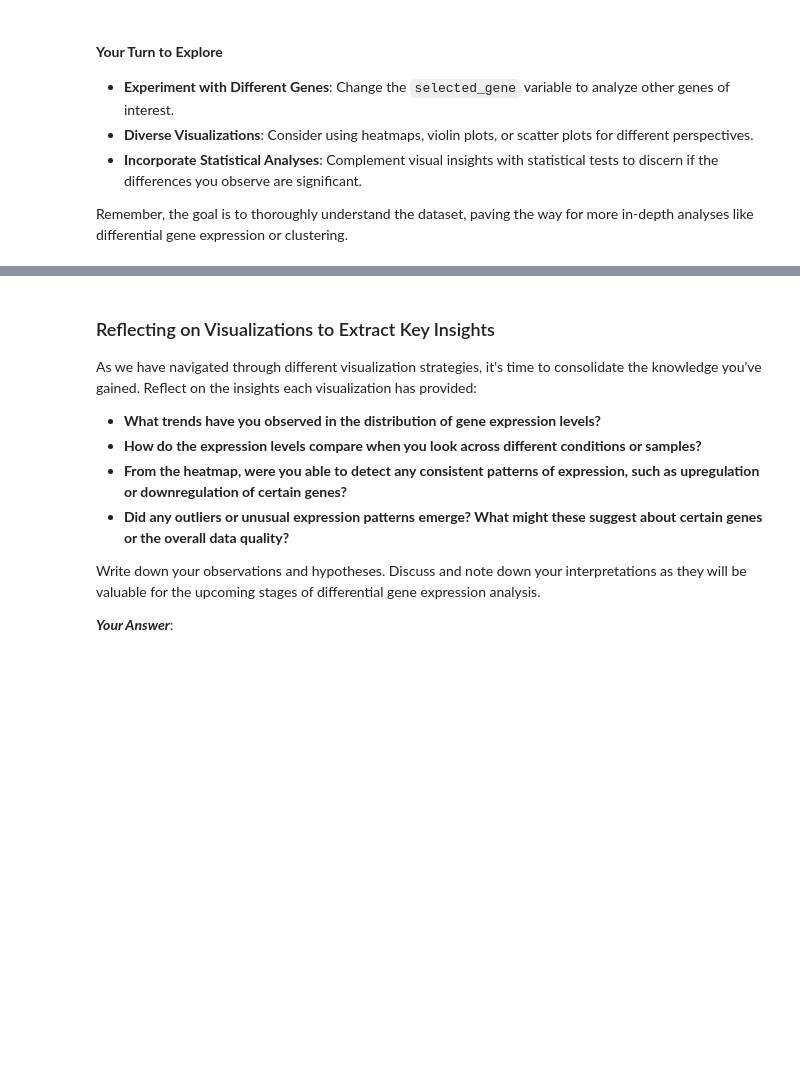
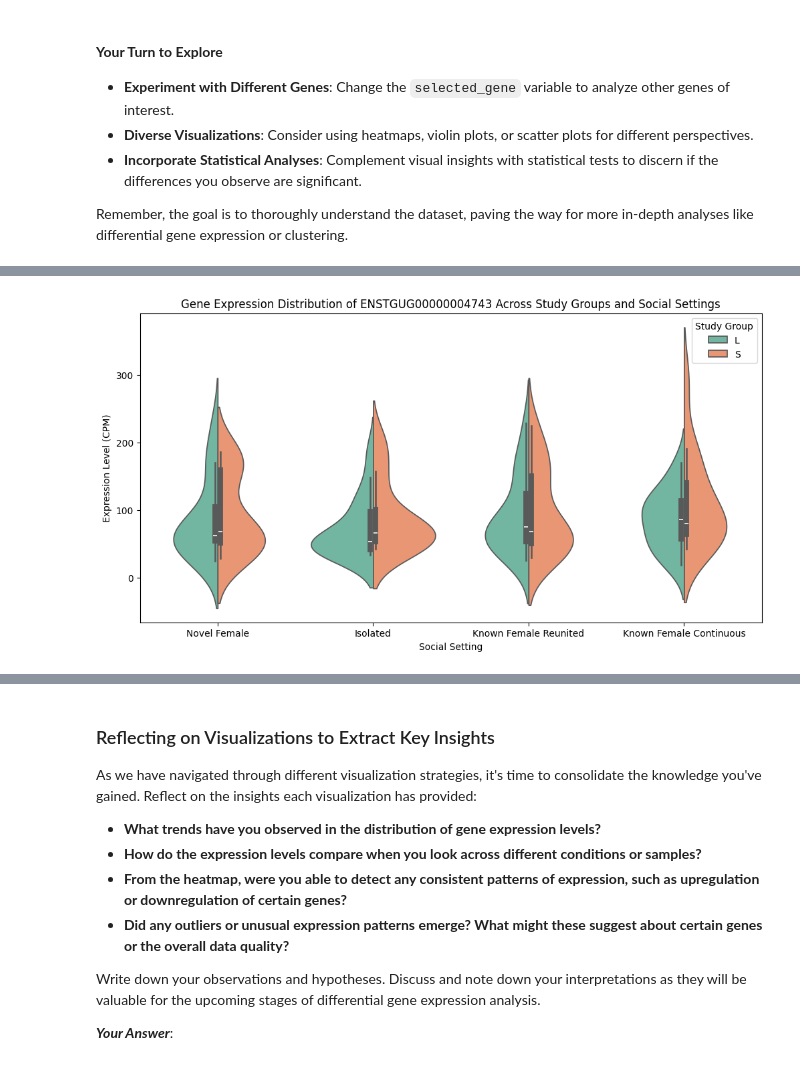
Before and after one commit to taranehkhosrojerdi/Intro-to-Bioinformatics-course-project, a Jupyter notebook: Neural and Immunological Responses of Zebra Finches/Songbird-Study.ipynb, the cells around one changed output, grey strips where cells are left out. Saved outputs shown, nothing was run; the diff lists cells and outputs as text; code cells hidden in the pictures; blank space fills up the shorter version.

```diff
--- a/Neural and Immunological Responses of Zebra Finches/Songbird-Study.ipynb
+++ b/Neural and Immunological Responses of Zebra Finches/Songbird-Study.ipynb
@@ -449,9 +472,11 @@ NameError: name 'df_encoded' is not defined
 # %%
 # Example: Create a violin plot for a specific gene
 plt.figure(figsize=(12, 6))
-sns.violinplot(x='social_settting', y=selected_gene, hue='study_group', data=df, palette="Set2", split=True)
-plt.title('Gene Expression Distribution of ' + selected_gene + ' Across Study Groups and Social Settings')
+sns.violinplot(x='social_settting', y='ENSTGUG00000004743', hue='study_group', data=df, palette="Set2", split=True)
+plt.title('Gene Expression Distribution of ' + 'ENSTGUG00000004743' + ' Across Study Groups and Social Settings')
 plt.ylabel('Expression Level (CPM)')
 plt.xlabel('Social Setting')
 plt.legend(title='Study Group')
 plt.show()
+# %% [output]
+[figure, added]
```
Also changed, not shown: parts of 22 cells of this notebook.
